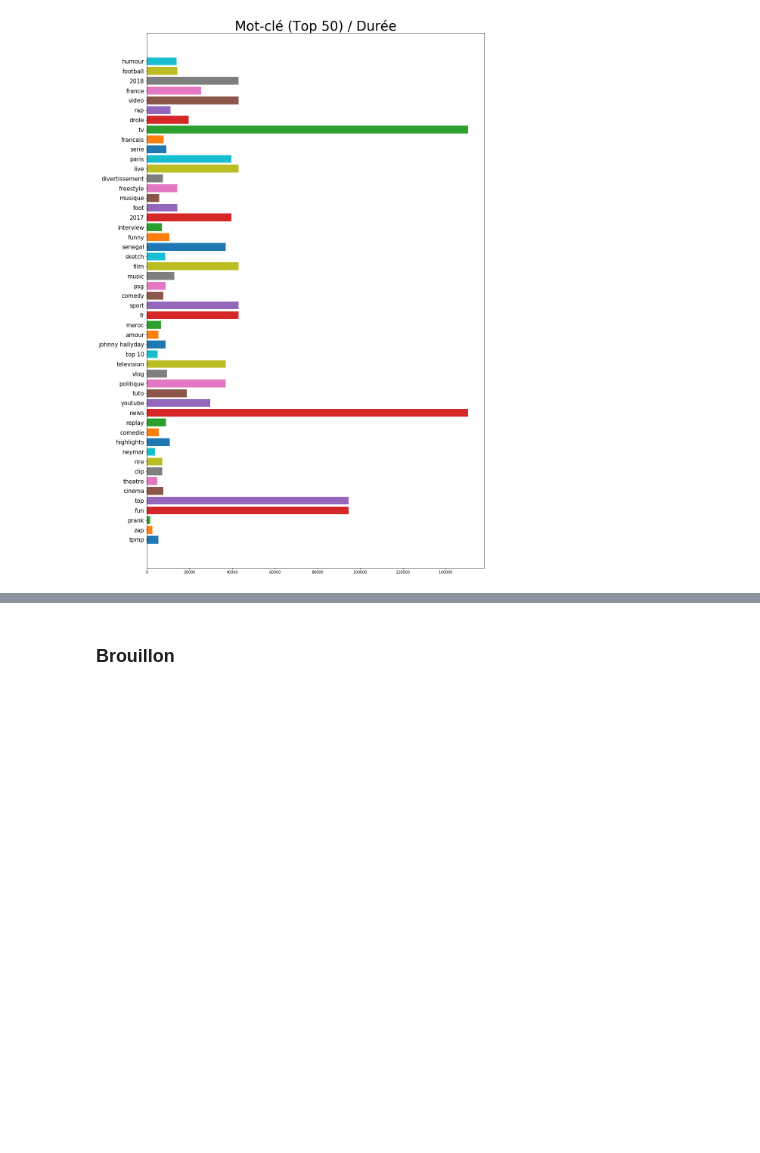
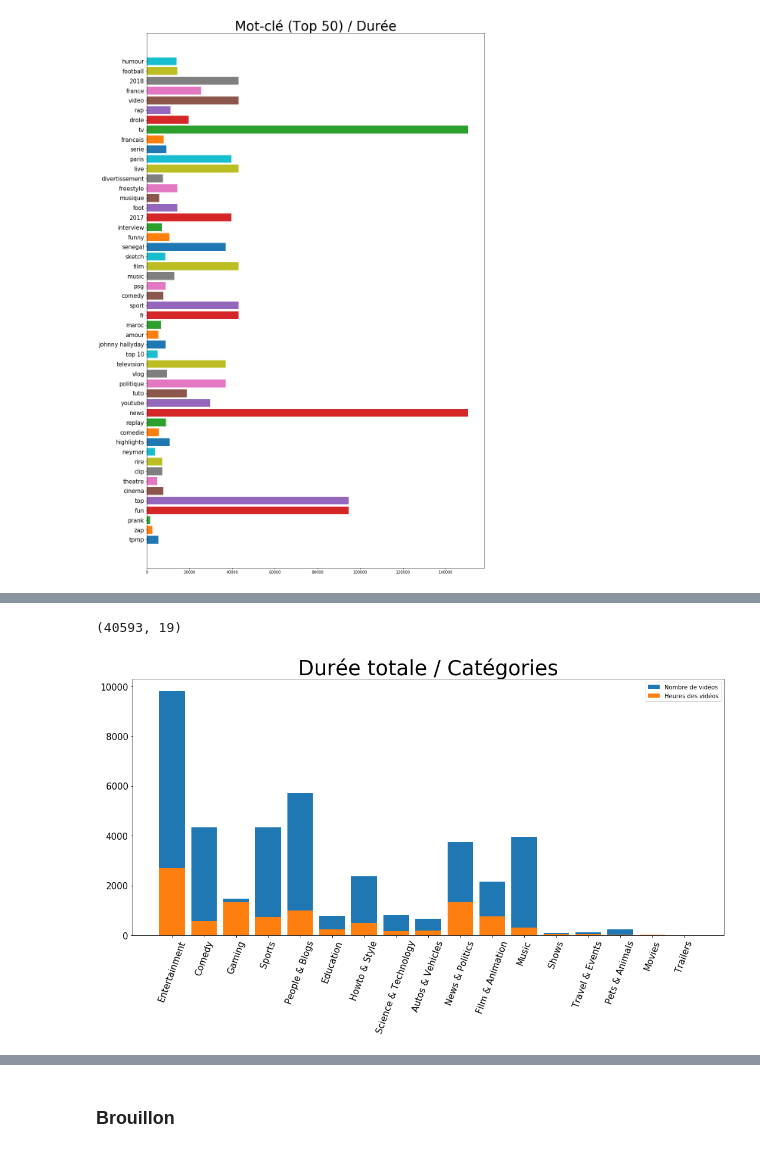
Before and after one commit to DROMZEE/Youtube-Predictor, a Jupyter notebook: projet_fred.ipynb, the cells around one changed output, grey strips where cells are left out. Cells and saved outputs as stored; diff of their text form; code cells hidden in the pictures; blank space fills up the shorter version.

```diff
--- a/projet_fred.ipynb
+++ b/projet_fred.ipynb
@@ -412,0 +479,8 @@ plt.show()
+# %%
+print("Moyennes : ")
+for x in channels:
+    print("--------------------------------------")
+    print("Chaine : ", x)
+    filtre = df["channel_title"] == x
+    print(df[["views", "likes", "dislikes", "comment_count", "engagement", "duree"]][filtre].mean())
+    print("--------------------------------------")
@@ -412,0 +505,35 @@ plt.show()
+# %%
+df.shape
+# %% [output]
+(40593, 19)
+# %%
+df = df[~df["category"].isnull()]
+# %%
+dico_duree_cat = {}
+list_cat = df["category"].unique()
+for x in list_cat:
+    y = df["duree"][df["category"] == x]
+    y = ((y.sum())//60)//60
+    dico_duree_cat[x] = y
+# %%
+dico_nbvids_cat = {}
+list_cat = df["category"].unique()
+for x in list_cat:
+    y = df["video_id"][df["category"] == x]
+    y = y.count()
+    dico_nbvids_cat[x] = y
+# %%
+plt.figure(figsize=(18,8))
+
+plt.bar(dico_nbvids_cat.keys(), dico_nbvids_cat.values(), label="Nombre de vidéos")
+plt.bar(dico_duree_cat.keys(), dico_duree_cat.values(), label="Heures des vidéos")
+
+plt.xticks(rotation=70, size=15)
+plt.yticks(size=15)
+
+plt.legend()
+plt.title("Durée totale / Catégories", size=35)
+
+plt.show()
+# %% [output]
+[figure, added]
```
Also changed, not shown: parts of 19 cells of this notebook.
